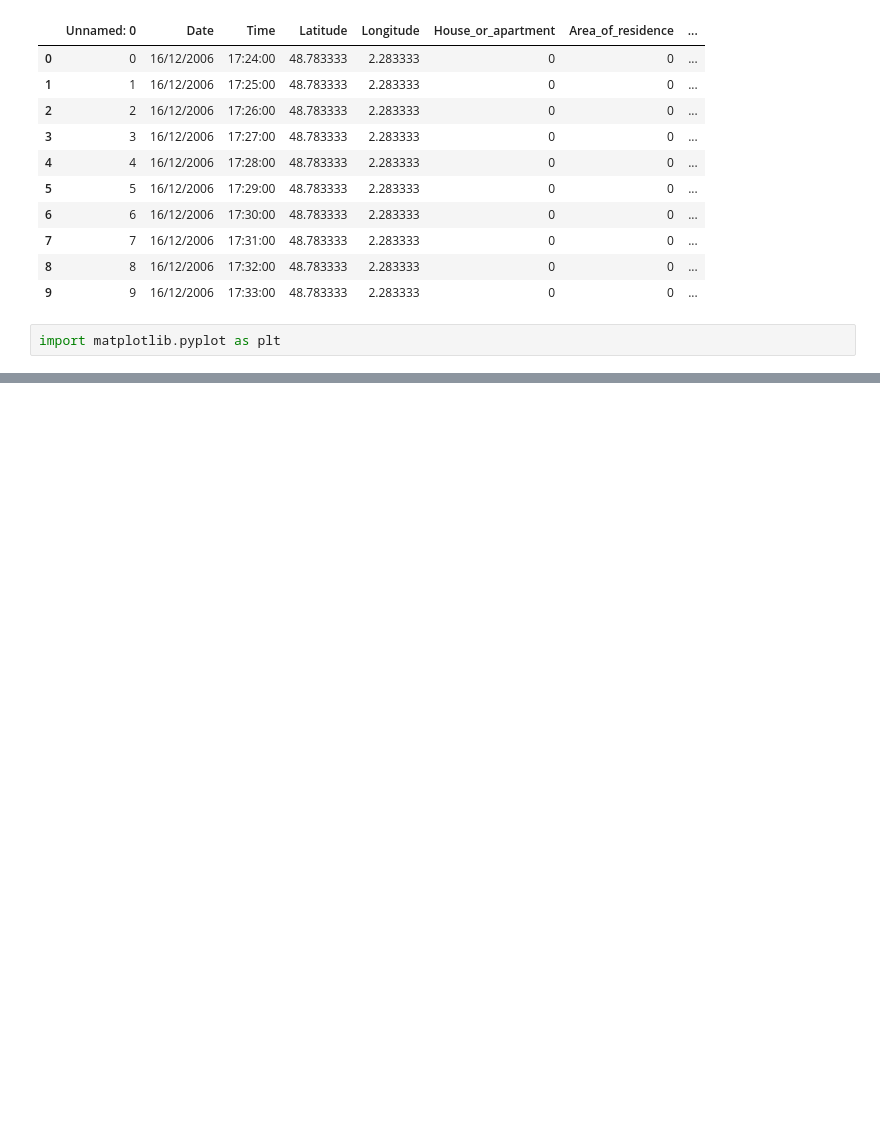
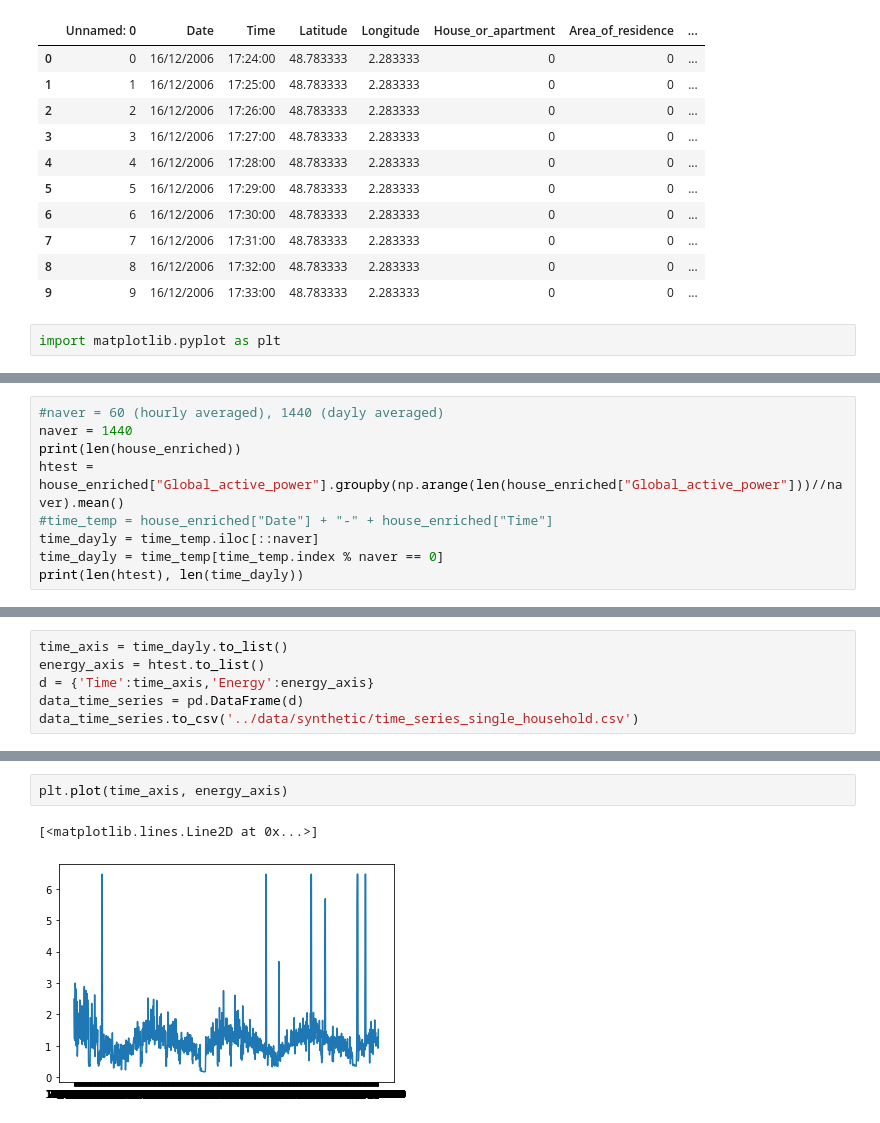
Before and after one commit to tm-pe2/ai-data, a Jupyter notebook: substitue_dropped_values.ipynb, the cells around one changed output, grey strips where cells are left out. Saved outputs shown, nothing was run; the diff lists cells and outputs as text; blank space fills up the shorter version.

Commit message:
final data preprocessing for time series

```diff
--- a/substitue_dropped_values.ipynb
+++ b/substitue_dropped_values.ipynb
@@ -158,0 +154,9 @@ plt.savefig("first_week_consumption.png")
+# %%
+#naver = 60 (hourly averaged), 1440 (dayly averaged)
+naver = 1440
+print(len(house_enriched))
+htest = house_enriched["Global_active_power"].groupby(np.arange(len(house_enriched["Global_active_power"]))//naver).mean()
+#time_temp = house_enriched["Date"] + "-" + house_enriched["Time"]
+time_dayly = time_temp.iloc[::naver]
+time_dayly = time_temp[time_temp.index % naver == 0]
+print(len(htest), len(time_dayly))
@@ -158,0 +195,6 @@ plt.savefig("first_week_consumption.png")
+# %%
+time_axis = time_dayly.to_list()
+energy_axis = htest.to_list()
+d = {'Time':time_axis,'Energy':energy_axis}
+data_time_series = pd.DataFrame(d)
+data_time_series.to_csv('../data/synthetic/time_series_single_household.csv')
@@ -158,0 +215,5 @@ plt.savefig("first_week_consumption.png")
+# %%
+plt.plot(time_axis, energy_axis)
+# %% [output]
+[<matplotlib.lines.Line2D at 0x...>]
+[figure, added]
```
Also changed, not shown: parts of 6 cells of this notebook, 1 other file.
